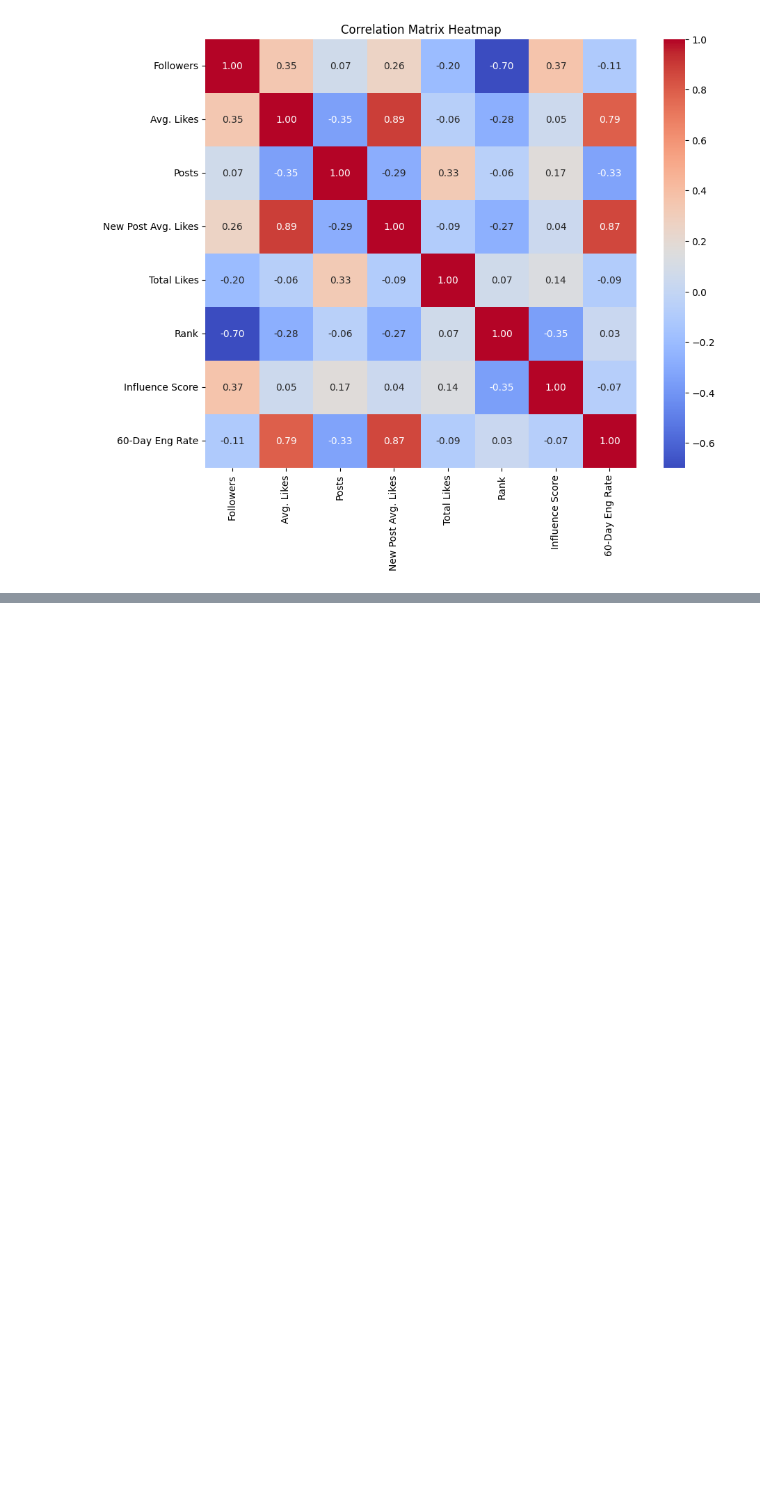
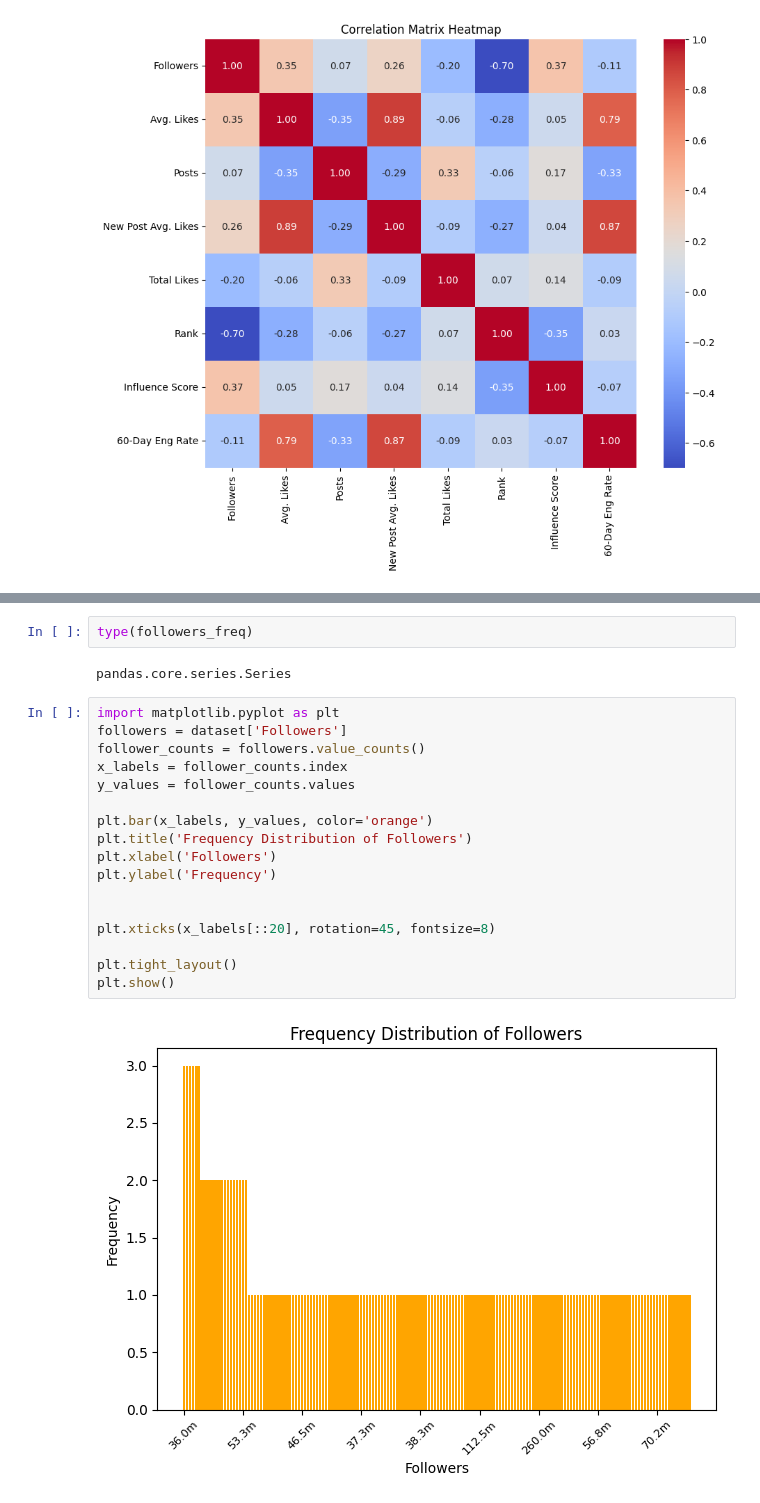
Before and after one commit to Kiruthika-KB/Final-Project, a Jupyter notebook: Instagram_Influencers.ipynb, the cells around one changed output, grey strips where cells are left out. Saved outputs shown, nothing was run; the diff lists cells and outputs as text; blank space fills up the shorter version.

```diff
--- a/Instagram_Influencers.ipynb
+++ b/Instagram_Influencers.ipynb
@@ -157,0 +211,23 @@ plt.show()
+# %%
+type(followers_freq)
+# %% [output]
+pandas.core.series.Series
+# %%
+import matplotlib.pyplot as plt
+followers = dataset['Followers']
+follower_counts = followers.value_counts()
+x_labels = follower_counts.index
+y_values = follower_counts.values
+
+plt.bar(x_labels, y_values, color='orange')
+plt.title('Frequency Distribution of Followers')
+plt.xlabel('Followers')
+plt.ylabel('Frequency')
+
+
+plt.xticks(x_labels[::20], rotation=45, fontsize=8)
+
+plt.tight_layout()
+plt.show()
+# %% [output]
+[figure, added]
```
Also changed, not shown: parts of 15 cells of this notebook.
